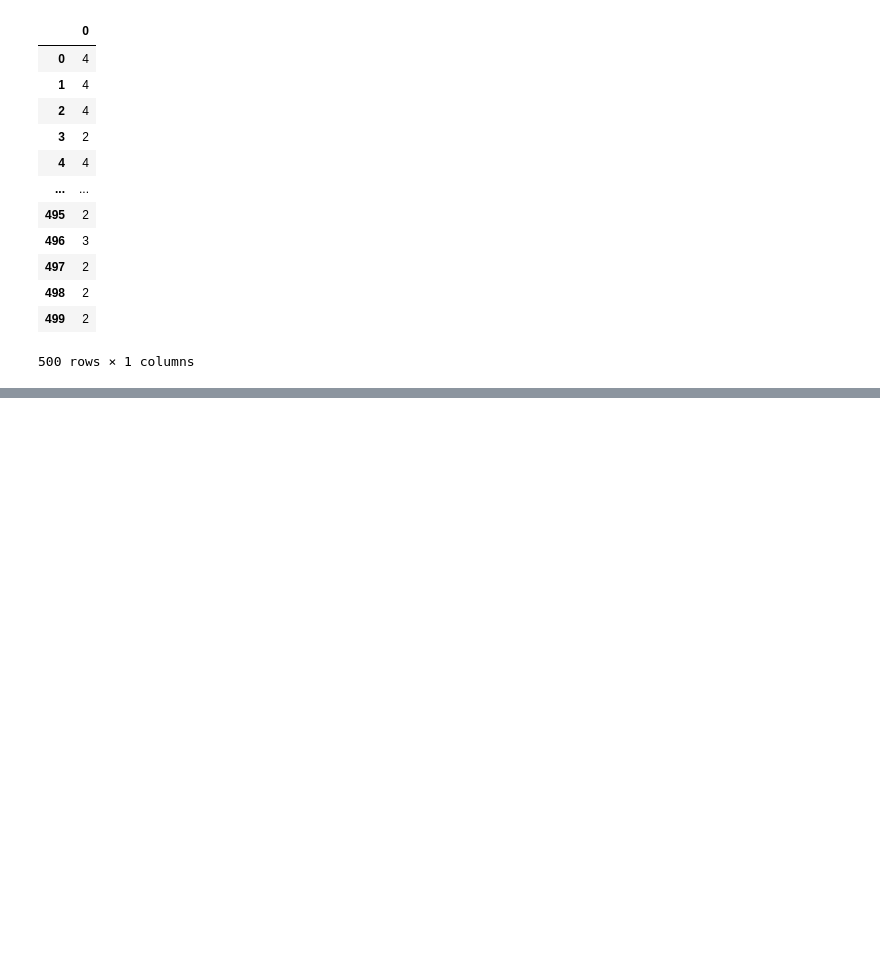
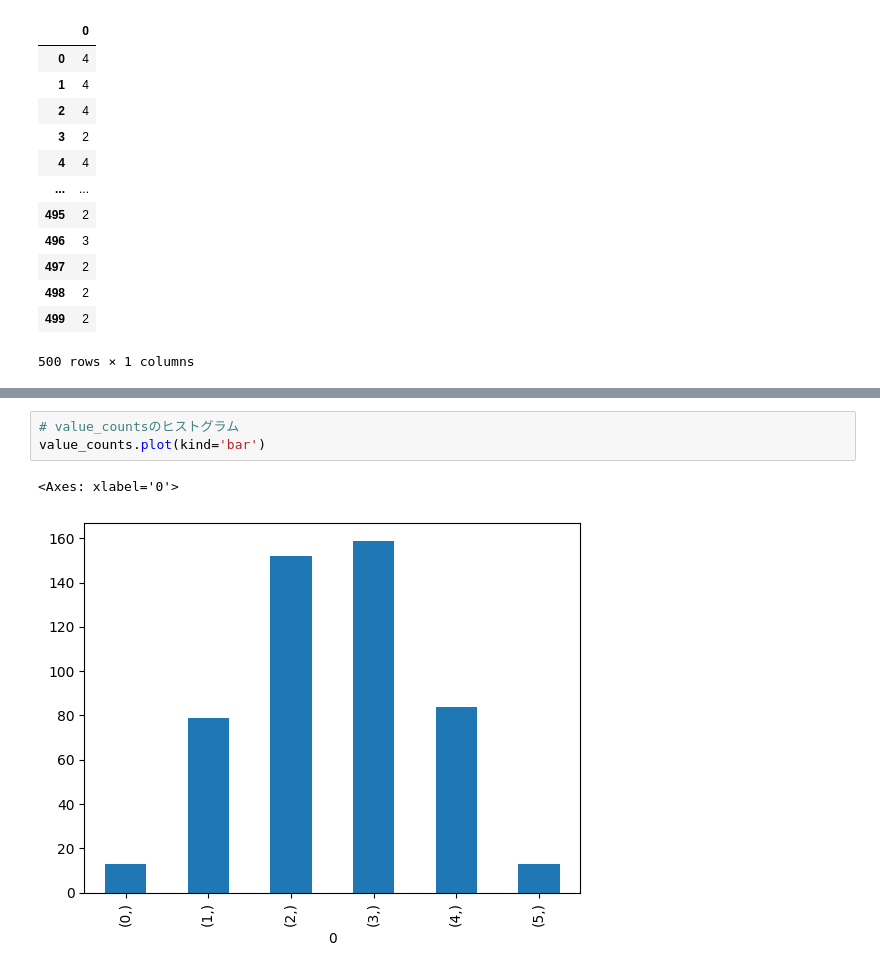
Before and after one commit to yugawala/shakyo, a Jupyter notebook: スラスラわかるベイズ推論写経_1.ipynb, the cells around one changed output, grey strips where cells are left out. Drawn from its saved outputs; the diff is of its cells as text; blank space fills up the shorter version.

```diff
--- a/スラスラわかるベイズ推論写経_1.ipynb
+++ b/スラスラわかるベイズ推論写経_1.ipynb
@@ -74,3 +81,9 @@ print(value_counts)
 4     84
 5     13
 Name: count, dtype: int64
+# %%
+# value_countsのヒストグラム
+value_counts.plot(kind='bar')
+# %% [output]
+<Axes: xlabel='0'>
+[figure, added]
```
Also changed, not shown: parts of 7 cells of this notebook, 3 other files.
